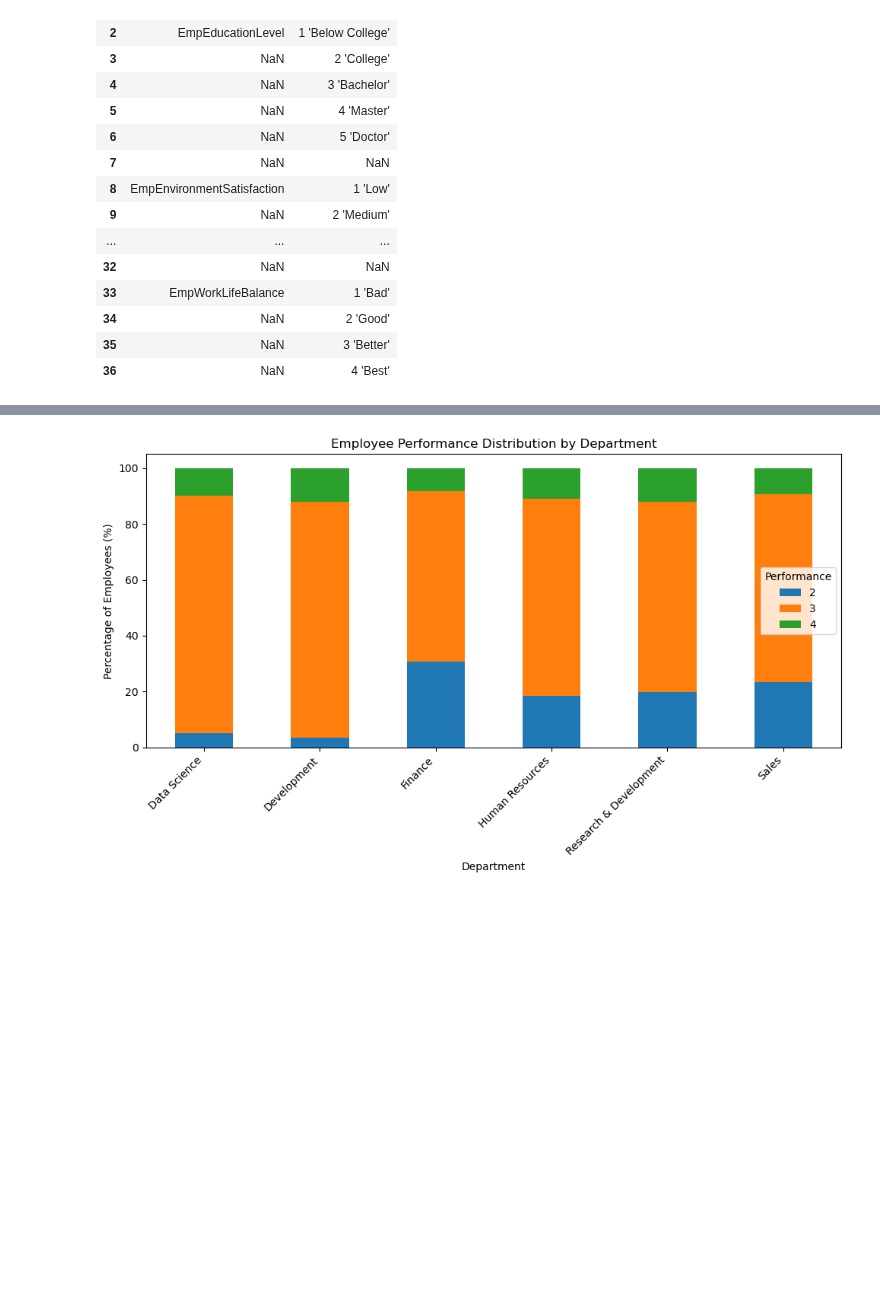
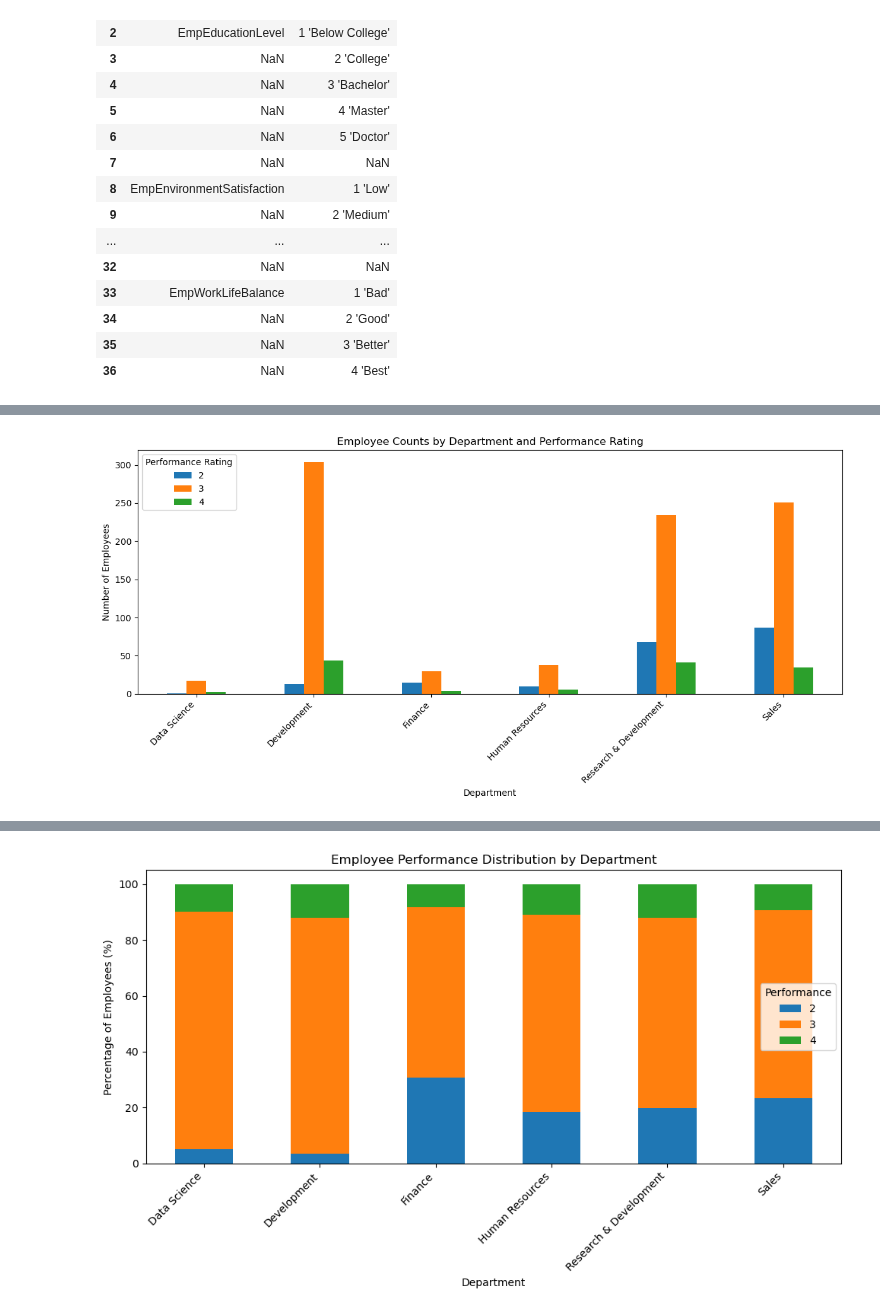
Before and after one commit to GiannaSal/employee_performance, a Jupyter notebook: src/data_processing/data_exploratory_analysis.ipynb, the cells around one changed output, grey strips where cells are left out. Cells and saved outputs as stored; diff of their text form; code cells hidden in the pictures; blank space fills up the shorter version.

```diff
--- a/src/data_processing/data_exploratory_analysis.ipynb
+++ b/src/data_processing/data_exploratory_analysis.ipynb
@@ -320,3 +400,23 @@ display(definitions)
+# %%
+department_counts = pd.crosstab(
+    df['PerformanceRating'],
+    df['EmpDepartment']
+)
+
+department_counts.T.plot(
+    kind='bar',
+    figsize=(12, 6)
+)
+
+plt.title('Employee Counts by Department and Performance Rating')
+plt.xlabel('Department')
+plt.ylabel('Number of Employees')
+plt.xticks(rotation=45, ha='right')
+plt.legend(title='Performance Rating')
+plt.tight_layout()
+plt.show()
+# %% [output]
+[figure, added]
 # %%
 df['PerformanceRating'].value_counts()
 performance_by_department = pd.crosstab(df['EmpDepartment'], df['PerformanceRating'], normalize='index')*100
```
Also changed, not shown: parts of 41 cells of this notebook.
